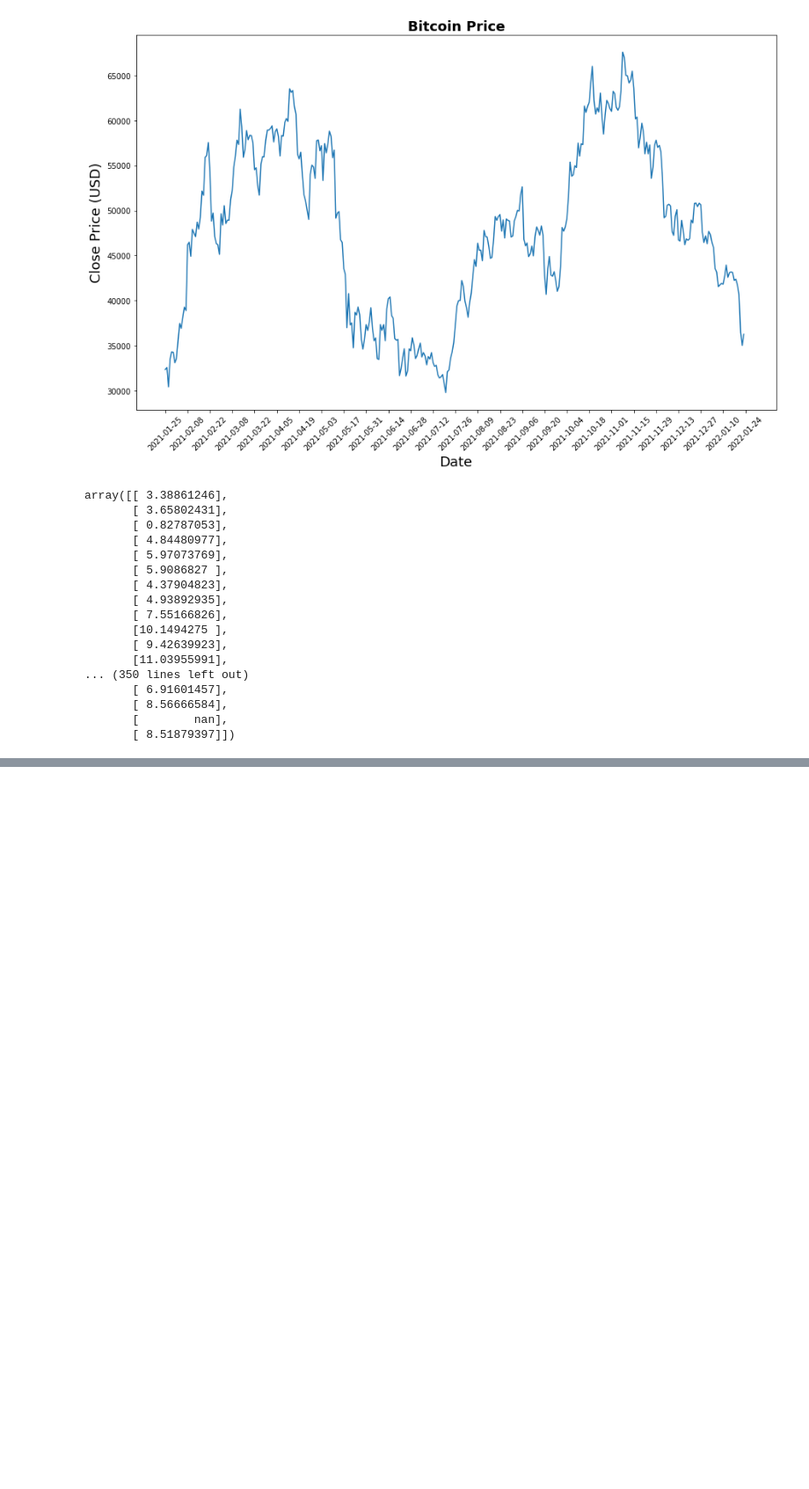
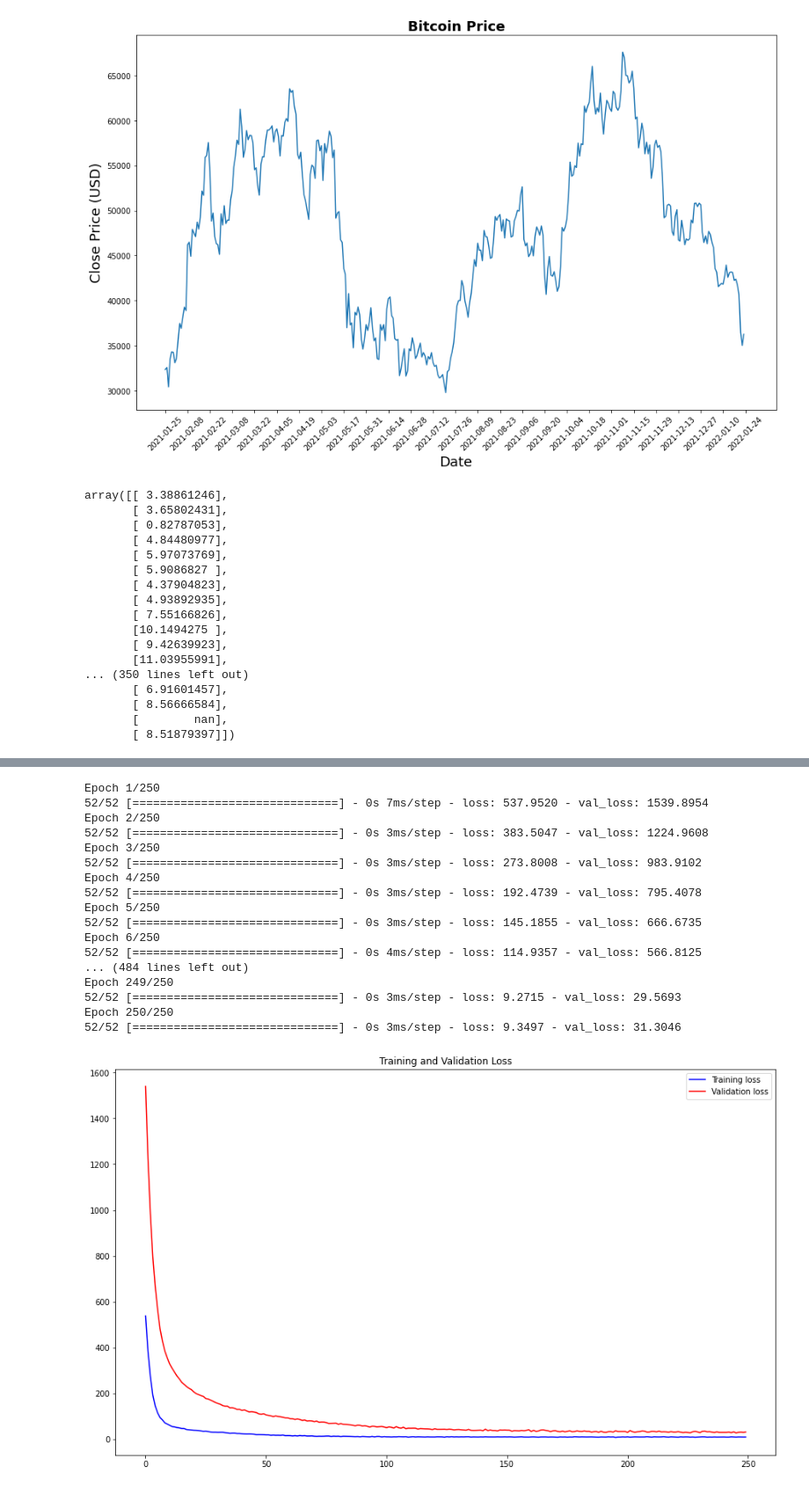
Before and after one commit to andy0207huang/2021-wai-crypto, a Jupyter notebook: Notebook/model.ipynb, the cells around one changed output, grey strips where cells are left out. Shown at 88% size. Drawn from its saved outputs; the diff is of its cells as text; code cells hidden in the pictures; blank space fills up the shorter version.

```diff
--- a/Notebook/model.ipynb
+++ b/Notebook/model.ipynb
@@ -90,22 +90,27 @@ x_train, y_train = univariate_data(history_data, 0, TRAIN_SPLIT, past_history, f
 x_test, y_test = univariate_data(history_data, TRAIN_SPLIT, None, past_history, future_target)
 # %%
 # 5.import keras, LSTM etc libraries
-import keras as keras
-from keras.models import Sequential
-from keras.optimizers import Adam
-from keras.layers import Dense, LSTM, LeakyReLU, Dropout
+import tensorflow.keras as keras
+from tensorflow.keras.models import Sequential
+from tensorflow.keras.optimizers import SGD #SGD >> ADAM
+from tensorflow.keras.layers import Dense, LSTM, LeakyReLU, Dropout
 
 # 5.create and add LSTM layers
 numunits = 64
 learning_rate = 0.0001
 activation_function = "sigmoid"
-
-
+SGD = SGD(learning_rate=learning_rate)
+loss_function= "mse"
+batch_size = 5
+num_epochs = 250
 
 model = Sequential()
-model.add(LSTM(units=numunits))
+model.add(LSTM(units=numunits, activation=activation_function, input_shape=(None, 1)))
+model.add(LeakyReLU(alpha=0.5))
+model.add(Dropout(0.1))
 
-
+model.add(Dense(units=1))
 # 5.compile LSTM model
+model.compile(optimizer=SGD, loss=loss_function)
 # %%
 # 6.display LSTM model summary
@@ -114,2 +136,45 @@ model.add(LSTM(units=numunits))
+# %%
+# 7.plot "training loss" & "validation loss"
+
+history = model.fit(
+    x_train,
+    y_train,
+    validation_split=0.1,
+    batch_size=batch_size,
+    epochs=num_epochs,
+    shuffle=False
+)
+
+loss=history.history['loss']
+val_loss=history.history['val_loss']
+epochs=range(len(loss))
+
+plt.figure(figsize=(15,9))
+
+plt.plot(epochs, loss, 'b', label="Training loss")
+plt.plot(epochs, val_loss, 'r', label="Validation loss")
+plt.title("Training and Validation Loss")
+plt.legend()
+
+plt.show()
+# %% [output]
+Epoch 1/250
+52/52 [==============================] - 0s 7ms/step - loss: 537.9520 - val_loss: 1539.8954
+Epoch 2/250
+52/52 [==============================] - 0s 3ms/step - loss: 383.5047 - val_loss: 1224.9608
+Epoch 3/250
+52/52 [==============================] - 0s 3ms/step - loss: 273.8008 - val_loss: 983.9102
+Epoch 4/250
+52/52 [==============================] - 0s 3ms/step - loss: 192.4739 - val_loss: 795.4078
+Epoch 5/250
+52/52 [==============================] - 0s 3ms/step - loss: 145.1855 - val_loss: 666.6735
+Epoch 6/250
+52/52 [==============================] - 0s 4ms/step - loss: 114.9357 - val_loss: 566.8125
+... (484 lines left out)
+Epoch 249/250
+52/52 [==============================] - 0s 3ms/step - loss: 9.2715 - val_loss: 29.5693
+Epoch 250/250
+52/52 [==============================] - 0s 3ms/step - loss: 9.3497 - val_loss: 31.3046
+[figure, added]
 # %%
 # 8.1 predict ONE currency
```
Also changed, not shown: parts of 5 cells of this notebook.
